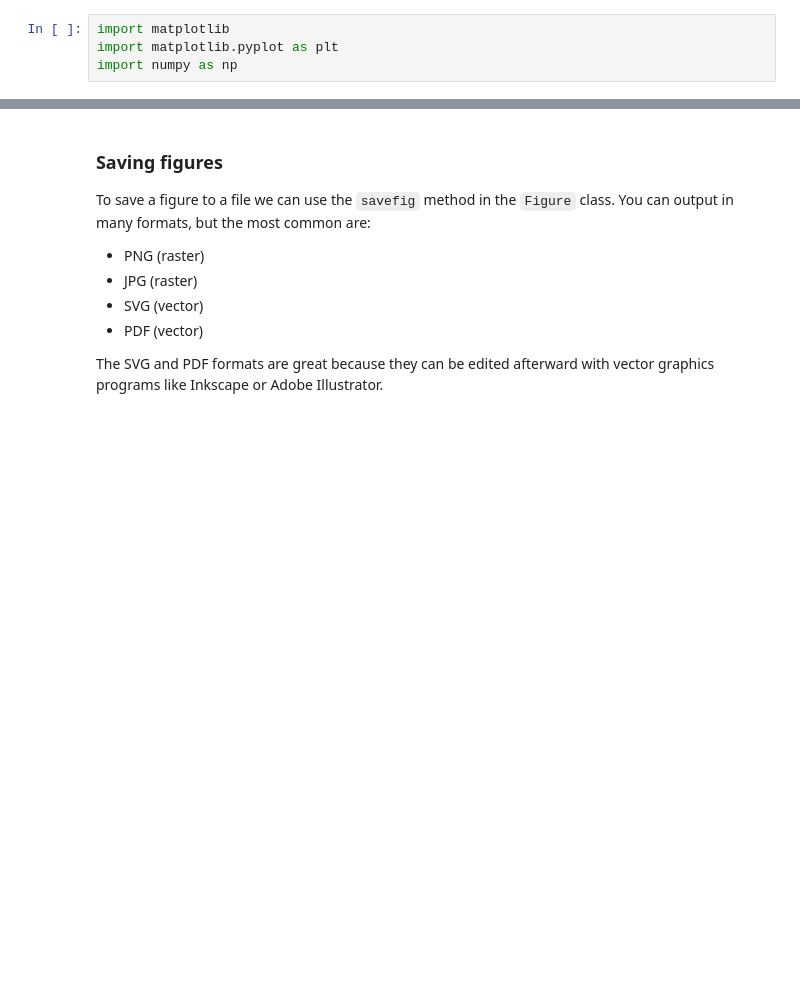
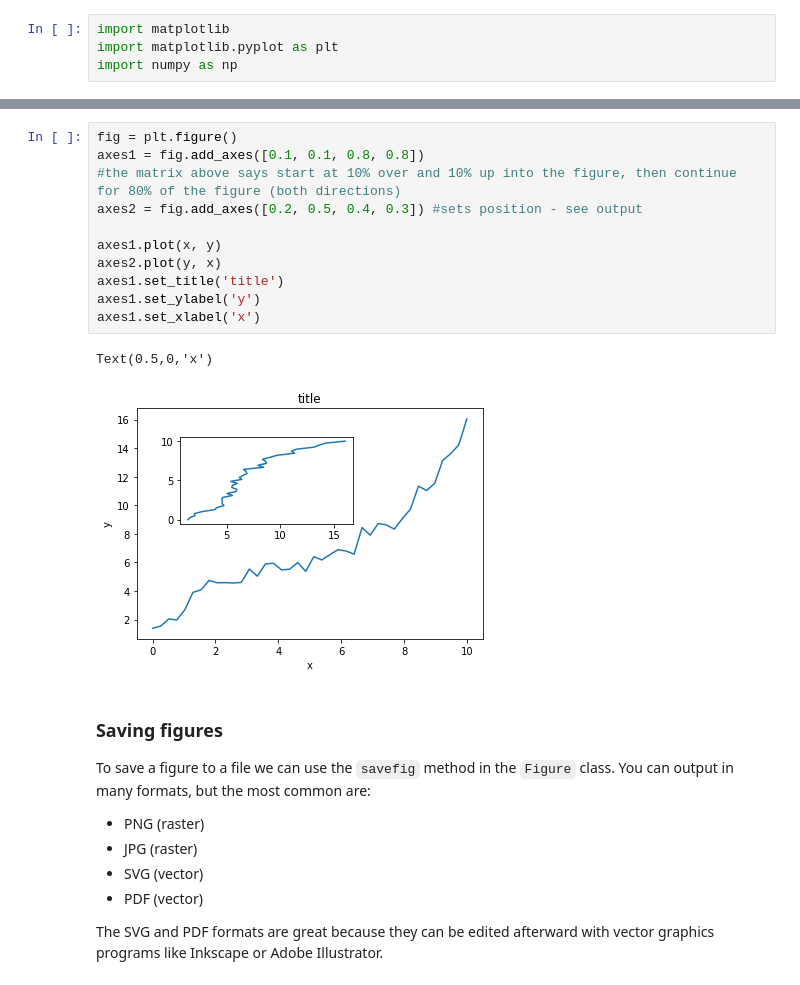
Before and after one commit to GT-IDEaS/Bootcamp2019, a Jupyter notebook: Day02/Afternoon_Session1/Afternoon_Session1.ipynb, the cells around one changed output, grey strips where cells are left out. Saved outputs shown, nothing was run; the diff lists cells and outputs as text; blank space fills up the shorter version.

```diff
--- a/Day02/Afternoon_Session1/Afternoon_Session1.ipynb
+++ b/Day02/Afternoon_Session1/Afternoon_Session1.ipynb
@@ -135,3 +219,17 @@ import numpy as np
+# %%
+fig = plt.figure()
+axes1 = fig.add_axes([0.1, 0.1, 0.8, 0.8])
+#the matrix above says start at 10% over and 10% up into the figure, then continue for 80% of the figure (both directions)
+axes2 = fig.add_axes([0.2, 0.5, 0.4, 0.3]) #sets position - see output
+
+axes1.plot(x, y)
+axes2.plot(y, x)
+axes1.set_title('title')
+axes1.set_ylabel('y')
+axes1.set_xlabel('x')
+# %% [output]
+Text(0.5,0,'x')
+[figure, added]
 # %% [markdown]
 ### Saving figures
 
```
Also changed, not shown: parts of 34 cells of this notebook, 3 other files.
